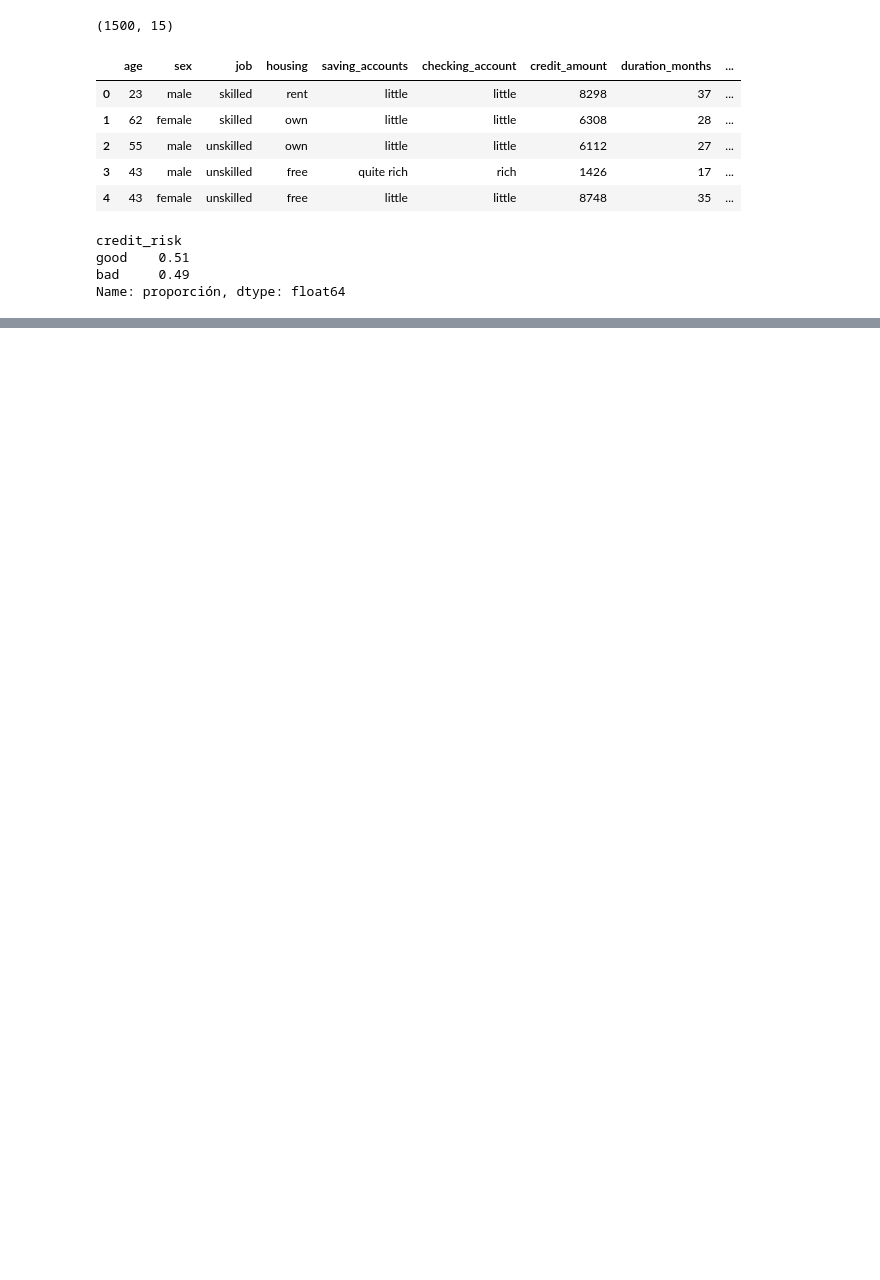
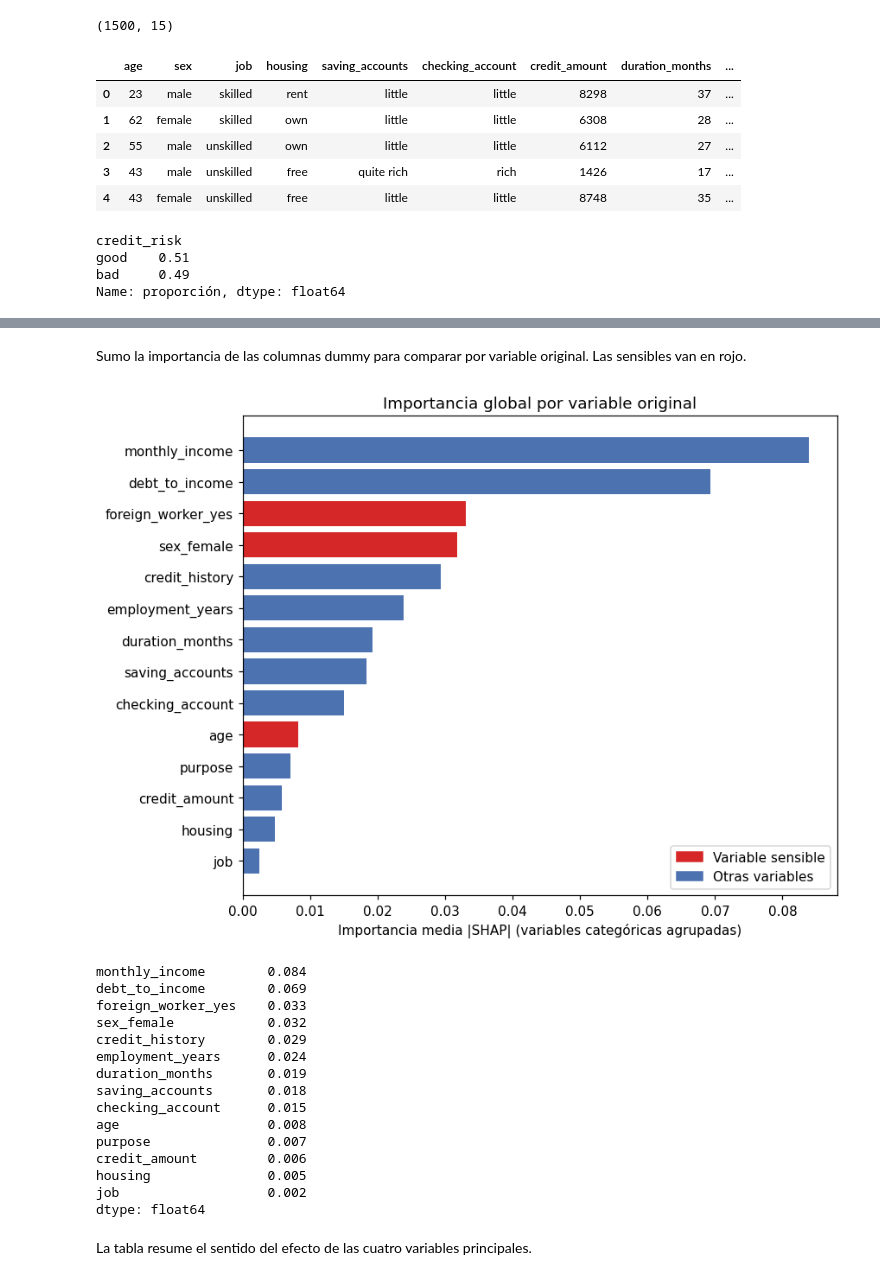
Before and after one commit to AlejandroAlv12/kodigo, a Jupyter notebook: modulo2/Laboratorio IA etica/Laboratorio_IA_Etica_Sesgos_Explicabilidad.ipynb, the cells around one changed output, grey strips where cells are left out. Cells and saved outputs as stored; diff of their text form; code cells hidden in the pictures; blank space fills up the shorter version.

```diff
--- a/modulo2/Laboratorio IA etica/Laboratorio_IA_Etica_Sesgos_Explicabilidad.ipynb
+++ b/modulo2/Laboratorio IA etica/Laboratorio_IA_Etica_Sesgos_Explicabilidad.ipynb
@@ -37,7 +41,6 @@ Generamos el dataset sintético de aprobación de crédito con una semilla fija
 rng = np.random.default_rng(42)
 N = 1500
 
-# ---- Variables legítimas (relacionadas con el riesgo crediticio real) ----
 age = rng.integers(18, 76, N)
 income = rng.normal(2200, 900, N).clip(400, 9000)
 employment_years = rng.exponential(4, N).clip(0, 40)
@@ -62,10 +65,9 @@ credit_history_score = pd.Series(credit_history_cat).map({
 
 housing = rng.choice(["own", "rent", "free"], N, p=[0.55, 0.35, 0.10])
 purpose = rng.choice(["car", "furniture/equipment", "radio/TV", "education", "business", "repairs"],
-                      N, p=[0.25, 0.20, 0.20, 0.15, 0.12, 0.08])
+                     N, p=[0.25, 0.20, 0.20, 0.15, 0.12, 0.08])
 job_cat = rng.choice(["unskilled", "skilled", "highly_qualified"], N, p=[0.25, 0.55, 0.20])
 
-# ---- Variables sensibles / potencialmente discriminatorias ----
 sex = rng.choice(["male", "female"], N, p=[0.6, 0.4])
 foreign_worker = rng.choice(["yes", "no"], N, p=[0.25, 0.75])
 
@@ -73,18 +75,16 @@ def z(x):
     return (x - x.mean()) / x.std()
 
 income_z, debt_z, emp_z, dur_z = z(income), z(debt_ratio), z(employment_years), z(duration_months)
-age_effect = -0.35 * ((age - 42) / 15) ** 2 + 0.5  # forma de U: penaliza extremos de edad
+age_effect = -0.35 * ((age - 42) / 15) ** 2 + 0.5
 
-# Score latente: variables financieras legítimas + sesgo inyectado por sexo/nacionalidad
 score = (
     0.9 * income_z - 0.8 * debt_z + 0.45 * savings_score + 0.55 * checking_score
     + 0.35 * emp_z + 0.65 * credit_history_score - 0.30 * dur_z + 0.6 * age_effect
-    - 0.9 * (sex == "female")          # sesgo sin justificación de riesgo real
-    - 1.1 * (foreign_worker == "yes")  # sesgo sin justificación de riesgo real
+    - 0.9 * (sex == "female")          # sesgo histórico sin relación con el riesgo de pago
+    - 1.1 * (foreign_worker == "yes")  # sesgo histórico sin relación con el riesgo de pago
     + rng.normal(0, 0.9, N)
 )
-prob_approval = 1 / (1 + np.exp(-score))
-approved = (rng.uniform(0, 1, N) < prob_approval).astype(int)
+approved = (rng.uniform(0, 1, N) < 1 / (1 + np.exp(-score))).astype(int)
 
 df = pd.DataFrame({
     "age": age, "sex": sex, "job": job_cat, "housing": housing,
@@ -447,0 +222,47 @@ Este laboratorio mostró que un modelo con **buen desempeño técnico** (accurac
+# %% [markdown]
+Sumo la importancia de las columnas dummy para comparar por variable original. Las sensibles van en rojo.
+# %%
+def base_name(col):
+    for n in nominales:
+        if col.startswith(n + "_"):
+            return n
+    return col
+
+agg_importance = (
+    pd.Series(np.abs(sv1).mean(axis=0), index=feature_names)
+    .groupby(base_name).sum()
+    .sort_values(ascending=False)
+)
+
+sensibles = {"sex_female", "foreign_worker_yes", "age"}
+colores = ["#d62728" if v in sensibles else "#4c72b0" for v in agg_importance.index]
+
+fig, ax = plt.subplots(figsize=(8, 6))
+ax.barh(agg_importance.index[::-1], agg_importance.values[::-1], color=colores[::-1])
+ax.set_xlabel("Importancia media |SHAP| (variables categóricas agrupadas)")
+ax.set_title("Importancia global por variable original")
+ax.legend(handles=[plt.Rectangle((0, 0), 1, 1, color="#d62728"), plt.Rectangle((0, 0), 1, 1, color="#4c72b0")],
+          labels=["Variable sensible", "Otras variables"], loc="lower right")
+plt.tight_layout()
+plt.show()
+
+agg_importance.round(3)
+# %% [output]
+[figure, added]
+monthly_income        0.084
+debt_to_income        0.069
+foreign_worker_yes    0.033
+sex_female            0.032
+credit_history        0.029
+employment_years      0.024
+duration_months       0.019
+saving_accounts       0.018
+checking_account      0.015
+age                   0.008
+purpose               0.007
+credit_amount         0.006
+housing               0.005
+job                   0.002
+dtype: float64
+# %% [markdown]
+La tabla resume el sentido del efecto de las cuatro variables principales.
```
Also changed, not shown: parts of 67 cells of this notebook.
